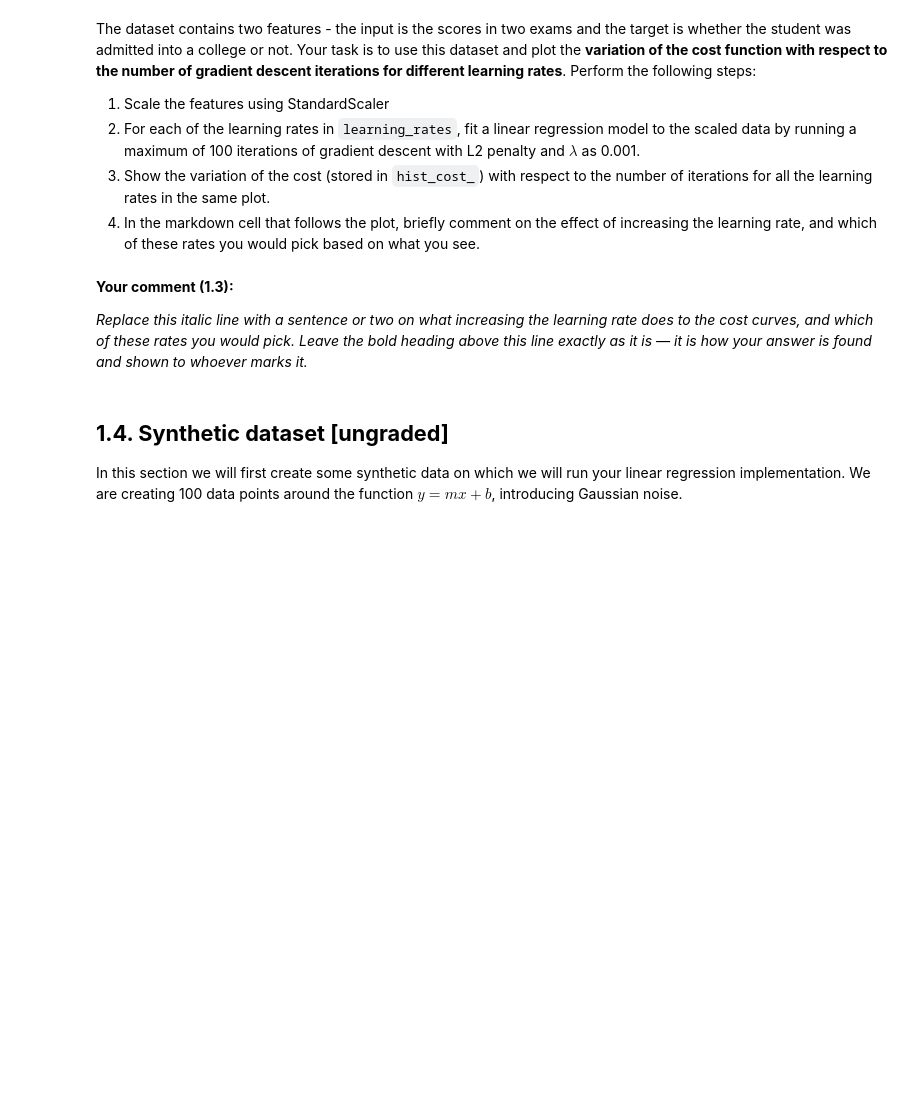
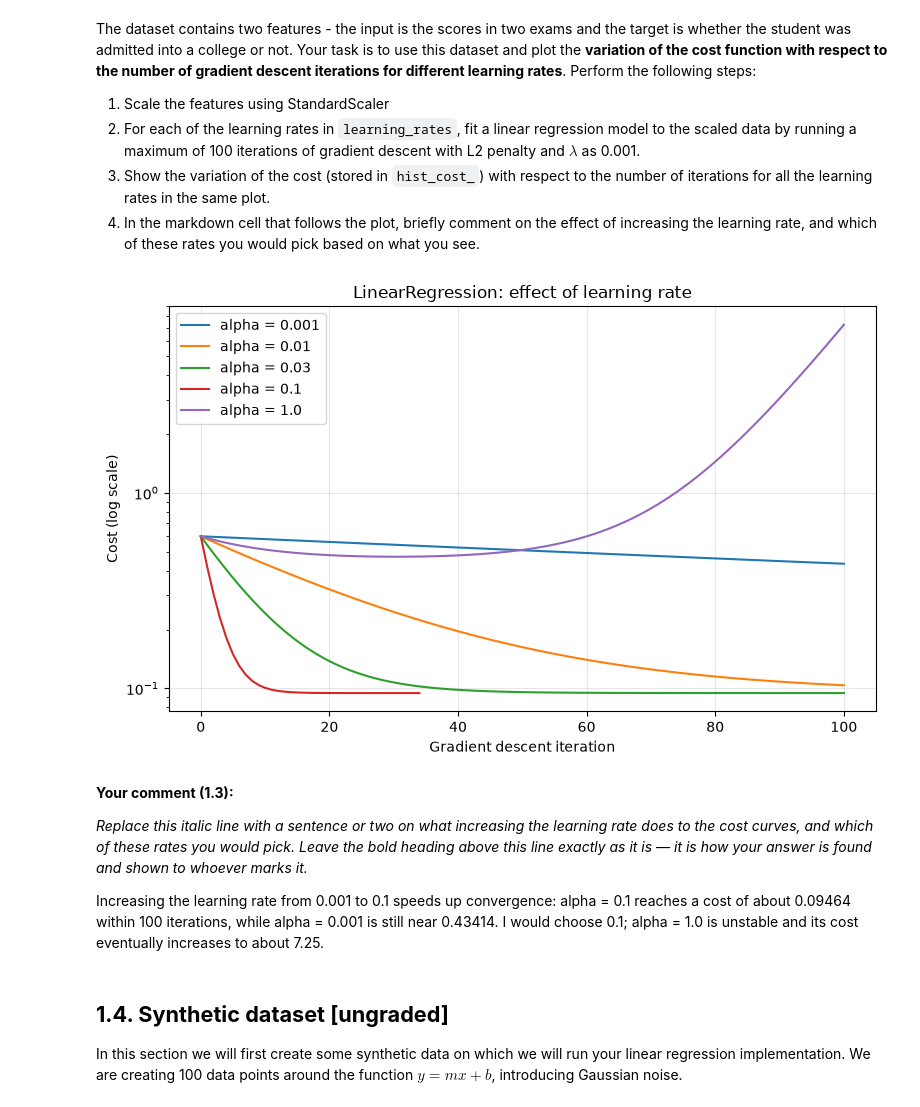
Before and after one commit to ChenC25/UPenn-CIS-5190-Applied-Machine-Learning, a Jupyter notebook: hw1/hw1_skeleton.ipynb, the cells around one changed output. Drawn from its saved outputs; the diff is of its cells as text; code cells hidden in the pictures; blank space fills up the shorter version.

```diff
--- a/hw1/hw1_skeleton.ipynb
+++ b/hw1/hw1_skeleton.ipynb
@@ -877,34 +988,54 @@ learning_rates = [0.001, 0.01, 0.03, 0.1, 1.0]
 # %%
 # Leave this function's name, and the call to it below, exactly as they are.
 # Your figure is marked by hand, and the grader finds it by looking for this
 # cell by name -- renaming it hides your plot and there is nothing to mark.
 def plot_lr_cost_var(train_df, learning_rates):
   """
   For each learning rate in learning_rates, plot the variations in cost for a
   Linear Regression model with that learning rate plus other settings specified above.
 
   Parameters
   ----------
   train_df: numpy.ndarray of shape (N, D + 1)
       Dataset with features and output labels
   learning_rates: list of length L (number of learning rates to try)
       List of learning rates to run Linear Regression with
 
   Returns
   -------
   Nothing
   """
   # STUDENT TODO START:
-  pass
+  X = StandardScaler().fit_transform(train_df.iloc[:, :-1].values)
+  y = train_df.iloc[:, -1].values
+  plt.figure(figsize=(8, 5))
+  for alpha in learning_rates:
+      model = LinearRegression(alpha=alpha, max_iter=100, penalty="l2", lambd=0.001)
+      model.fit(X, y)
+      plt.plot(np.arange(len(model.hist_cost_)), model.hist_cost_, label=f"alpha = {alpha}")
+  plt.xlabel("Gradient descent iteration")
+  plt.ylabel("Cost (log scale)")
+  plt.yscale("log")
+  plt.title("LinearRegression: effect of learning rate")
+  plt.legend()
+  plt.grid(alpha=0.3)
+  plt.tight_layout()
+  plt.show()
   # STUDENT TODO END
 
 plot_lr_cost_var(train_df, learning_rates)
+# %% [output]
+[figure, added]
 # %% [markdown]
 **Your comment (1.3):**
 
 *Replace this italic line with a sentence or two on what increasing the learning rate does to
 the cost curves, and which of these rates you would pick. Leave the bold heading above this
 line exactly as it is — it is how your answer is found and shown to whoever marks it.*
+
+<!-- STUDENT TODO START: -->
+Increasing the learning rate from 0.001 to 0.1 speeds up convergence: alpha = 0.1 reaches a cost of about 0.09464 within 100 iterations, while alpha = 0.001 is still near 0.43414. I would choose 0.1; alpha = 1.0 is unstable and its cost eventually increases to about 7.25.
+<!-- STUDENT TODO END -->
 # %% [markdown]
 ## **1.4. Synthetic dataset [ungraded]**
 
```
Also changed, not shown: parts of 34 cells of this notebook, 2 other files.
